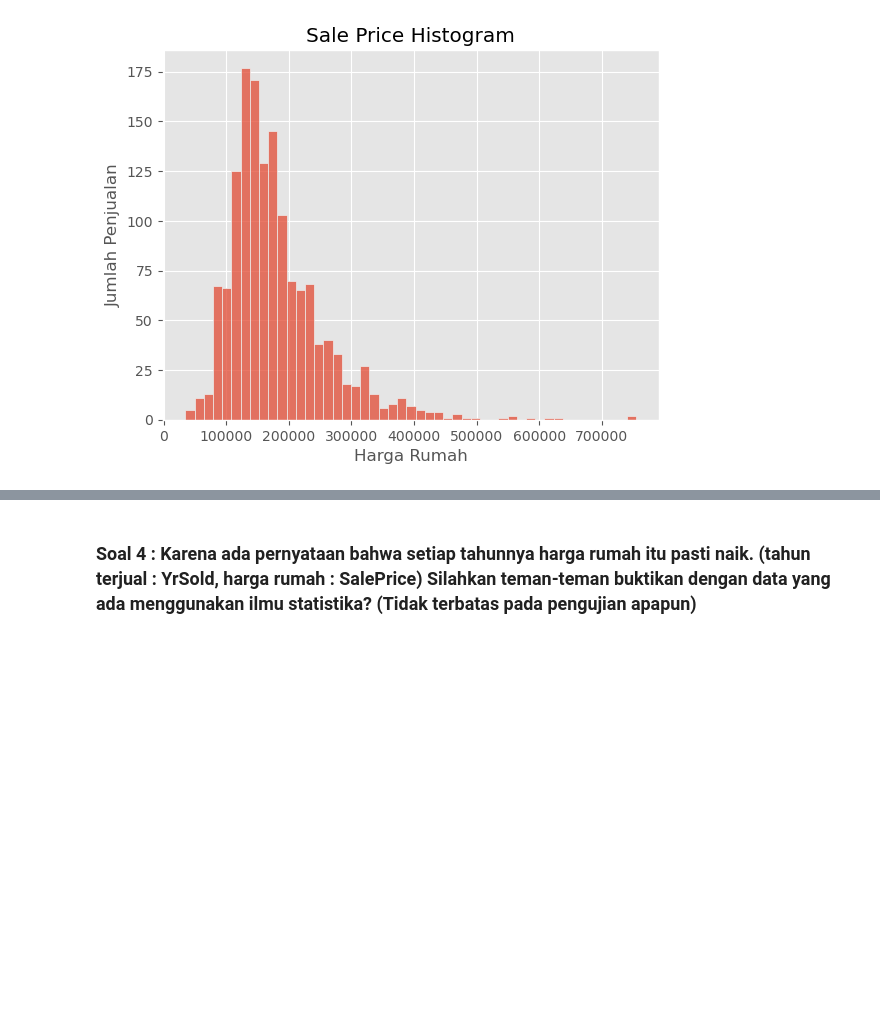
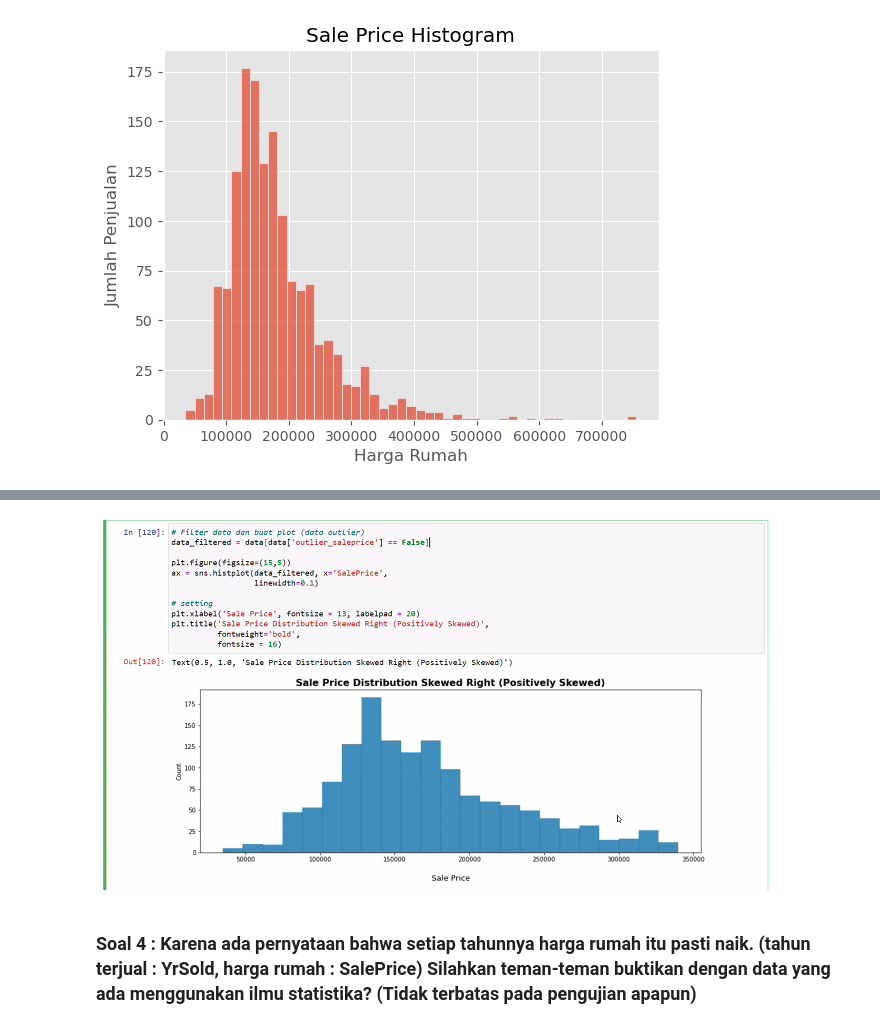
Before and after one commit to masendhy/HW_statistcs, a Jupyter notebook: sendhy_boedhi_batch_32_HW_7.ipynb, the cells around one changed output, grey strips where cells are left out. Cells and saved outputs as stored; diff of their text form; code cells hidden in the pictures; blank space fills up the shorter version.

```diff
--- a/sendhy_boedhi_batch_32_HW_7.ipynb
+++ b/sendhy_boedhi_batch_32_HW_7.ipynb
@@ -88,3 +108,7 @@ Text(0.5, 0, 'Harga Rumah')
+# %%
+Image.open('3.2.png')
+# %% [output]
+[figure, added]
 # %% [markdown]
 ### Soal 4 : Karena ada pernyataan bahwa setiap tahunnya harga rumah itu pasti naik. (tahun terjual : YrSold, harga rumah : SalePrice) Silahkan teman-teman buktikan dengan data yang ada menggunakan ilmu statistika? (Tidak terbatas pada pengujian apapun)
 # %%
```
Also changed, not shown: parts of 10 cells of this notebook, 6 other files.
